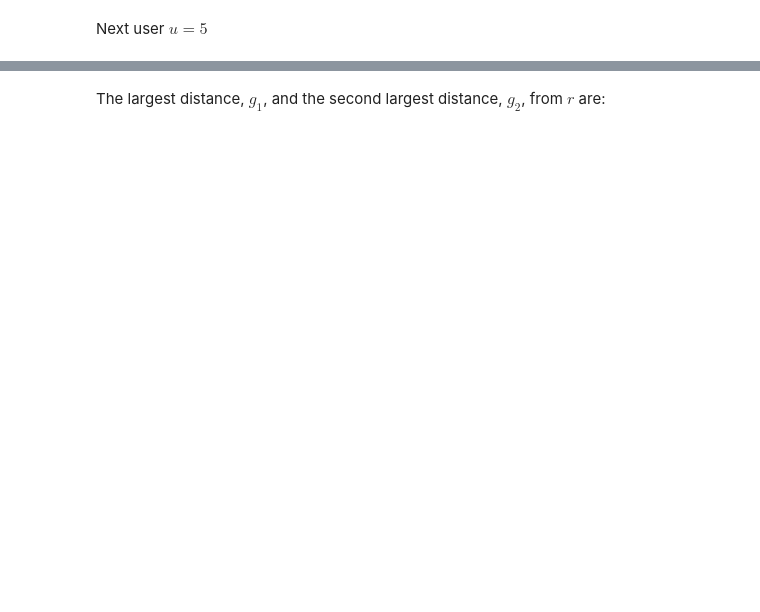
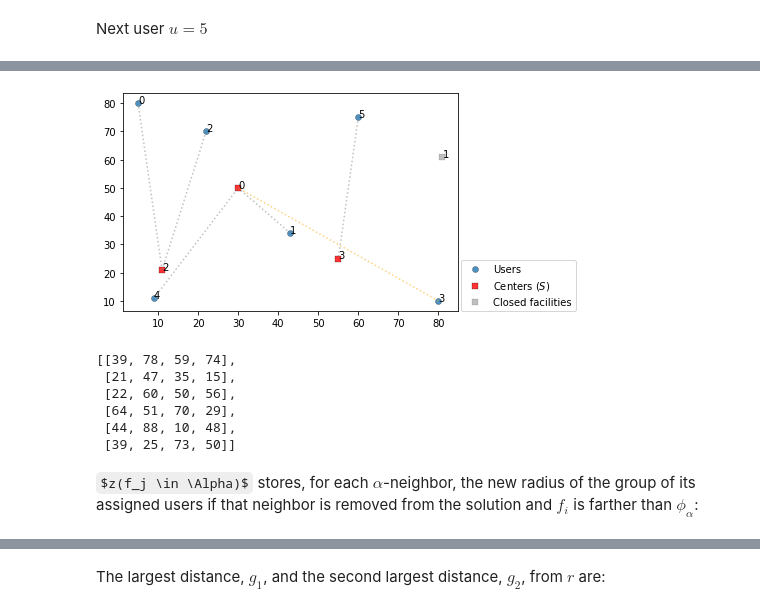
Before and after one commit to netotz/alpha-neighbor-p-center-problem, a Jupyter notebook: anpcp/ieval_fvs-a.ipynb, the cells around one changed output, grey strips where cells are left out. Cells and saved outputs as stored; diff of their text form; code cells hidden in the pictures; some formulas as TeX source; blank space fills up the shorter version.

```diff
--- a/anpcp/ieval_fvs-a.ipynb
+++ b/anpcp/ieval_fvs-a.ipynb
@@ -272,2 +429,15 @@ r
+# %%
+solver.plot()
+solver.instance.distances
+# %% [output]
+[figure, added]
+[[39, 78, 59, 74],
+ [21, 47, 35, 15],
+ [22, 60, 50, 56],
+ [64, 51, 70, 29],
+ [44, 88, 10, 48],
+ [39, 25, 73, 50]]
+# %% [markdown]
+$z(f_j \in \Alpha)$ stores, for each $\alpha$-neighbor, the new radius of the group of its assigned users if that neighbor is removed from the solution and $f_i$ is farther than $\phi_\alpha$:
 # %%
 z
```
Also changed, not shown: parts of 128 cells of this notebook.
